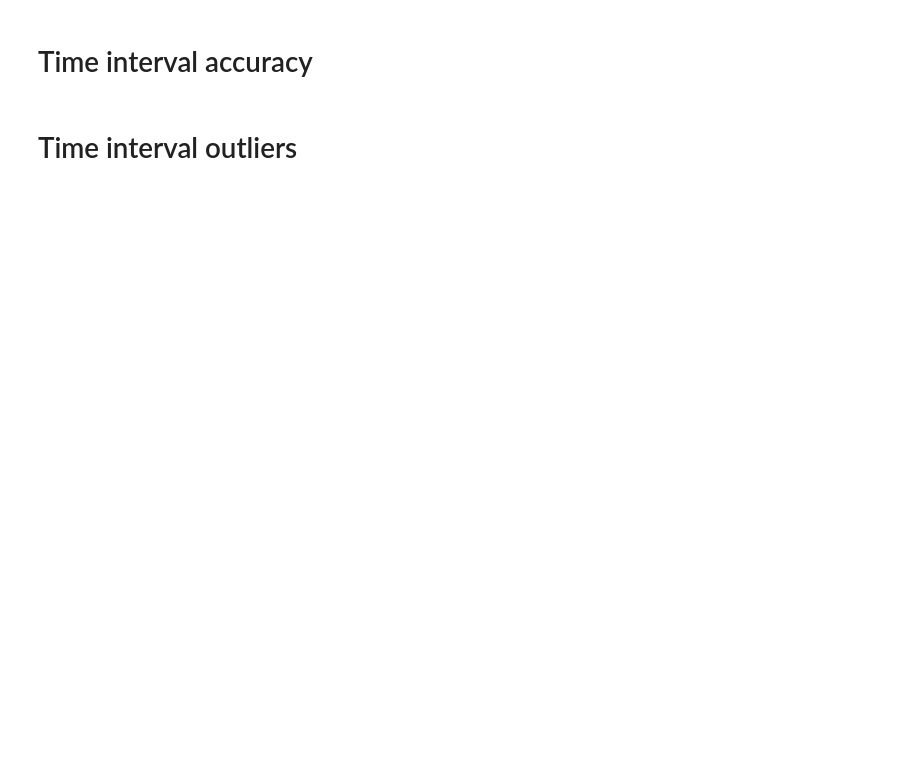
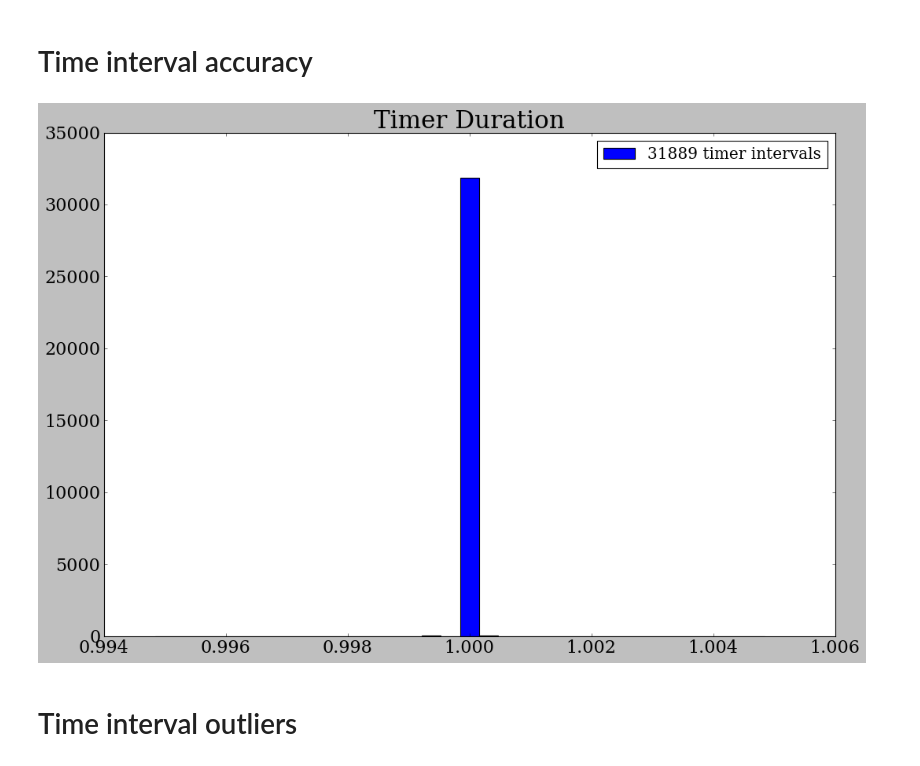
Before and after one commit to cnicoloff/soar-data-analysis, a Jupyter notebook: Process Data.ipynb, the cells around one changed output. Cells and saved outputs as stored; diff of their text form; code cells hidden in the pictures; blank space fills up the shorter version.

```diff
--- a/Process Data.ipynb
+++ b/Process Data.ipynb
@@ -771,29 +812,28 @@ plt.show()
 # Time interval accuracy
 # %%
 # How reliable is our counting loop?
-seconds = df.index.values[1:]
-seconds_dt = np.gradient(seconds)
+mu, std = norm.fit(star_dt)
 
-mu, std = norm.fit(seconds_dt)
+N = len(dt)
 
-N = len(seconds_dt)
-
-n, bins, patches = plt.hist(seconds_dt, bins=32, alpha=1.0, align='left', label="%d timer intervals" % N)
+n, bins, patches = plt.hist(star_dt, bins=32, alpha=1.0, align='left', label="%d timer intervals" % N)
 
 # Scale the normed distribution to fit our data
 dx = bins[1] - bins[0]
 scale = N*dx
 
 # Plot the fit
 xmin, xmax = plt.xlim()
 x = np.linspace(xmin, xmax, 1000)
 p = scale*norm.pdf(x, mu, std)
 #plt.plot(x, p, 'r--', linewidth=3, label="$\mu$=%.4f s,  $\sigma$=%.4f s" % (mu, std))
 
 plt.title("Timer Duration")
 plt.gca().get_xaxis().get_major_formatter().set_useOffset(False)
 plt.legend(loc="best")
 plt.show()
+# %% [output]
+[figure, added]
 # %% [markdown]
 # Time interval outliers
 # %%
```
Also changed, not shown: parts of 23 cells of this notebook.
